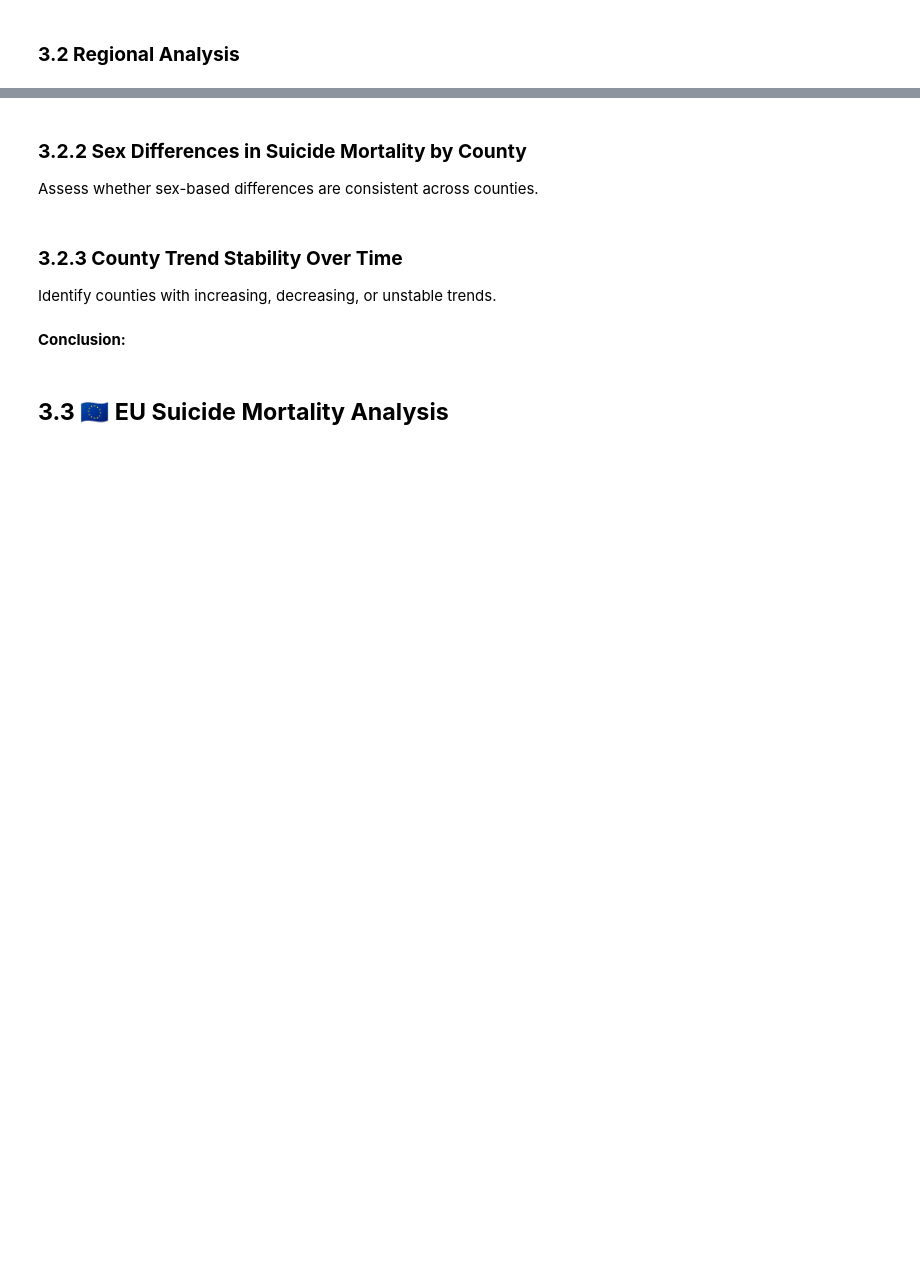
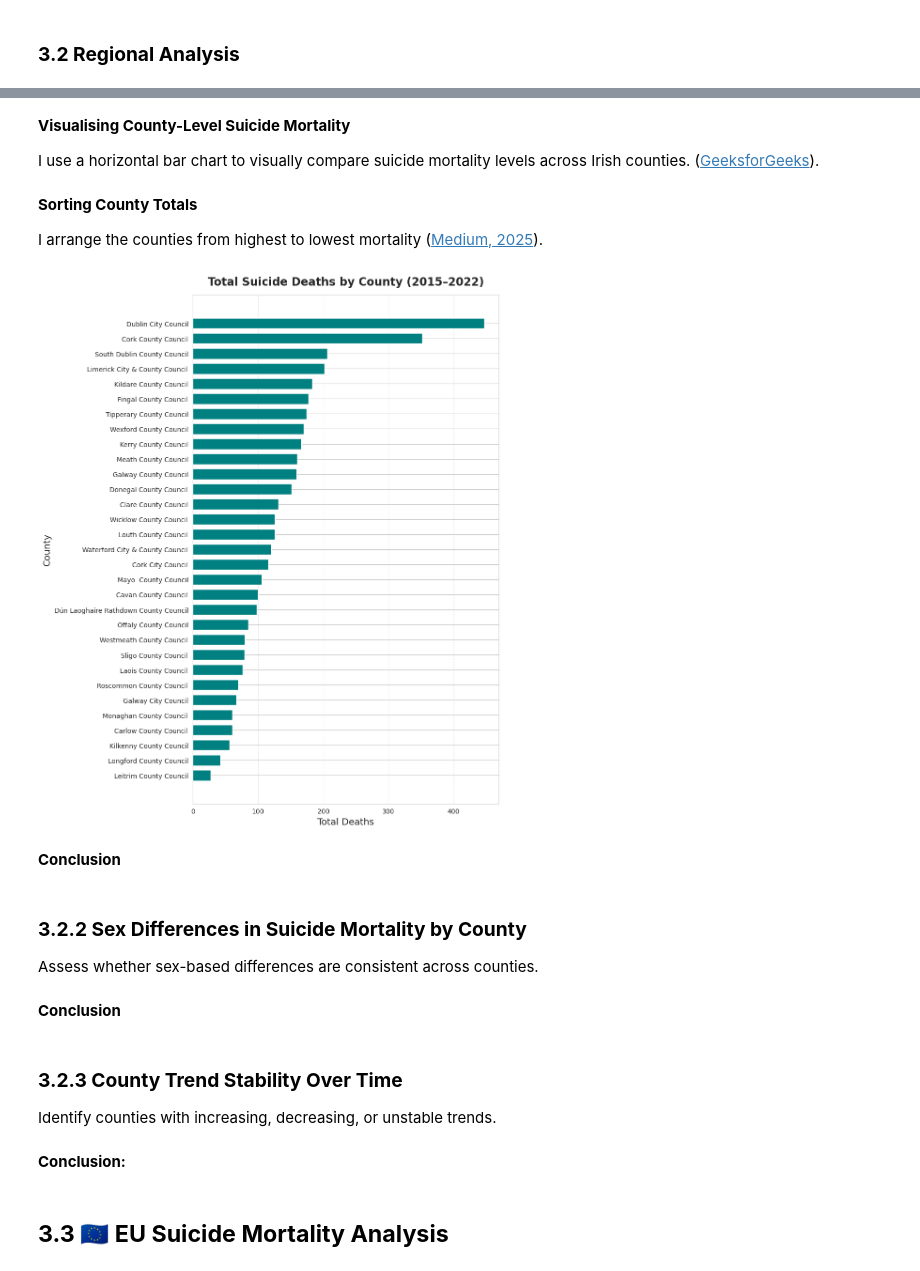
Before and after one commit to NibnabCodes/pfda_project, a Jupyter notebook: analysis.ipynb, the cells around one changed output, grey strips where cells are left out. Cells and saved outputs as stored; diff of their text form; code cells hidden in the pictures; blank space fills up the shorter version.

```diff
--- a/analysis.ipynb
+++ b/analysis.ipynb
@@ -1361,0 +1375,8 @@ Question: How does suicide mortality vary across Irish counties?
+# %%
+both_sexes_county_df = irish_county_deaths_pivot.xs(
+    key="Both sexes",
+    level="Sex",
+    axis=1
+)
+
+both_sexes_county_df.head(3)
@@ -1361,0 +1394,6 @@ Question: How does suicide mortality vary across Irish counties?
+# %%
+county_totals = both_sexes_county_df.sum(axis=0)
+
+county_totals.sort_values(ascending=False)
+
+county_totals.head(3)
@@ -1361,0 +1410,2 @@ Question: How does suicide mortality vary across Irish counties?
+# %%
+county_totals = county_totals.drop("Ireland")
@@ -1362,7 +1432,49 @@ Question: How does suicide mortality vary across Irish counties?
+# %% [markdown]
+**Visualising County-Level Suicide Mortality**
+
+I use a horizontal bar chart to visually compare suicide mortality levels across Irish counties. ([GeeksforGeeks](https://www.geeksforgeeks.org/python/draw-a-horizontal-bar-chart-with-matplotlib/)).
+# %% [markdown]
+**Sorting County Totals**
+
+I arrange the counties from highest to lowest mortality ([Medium, 2025](https://medium.com/@whyamit101/understanding-pandas-sort-values-with-basic-examples-e8e0f974d2c7)).
+# %%
+county_totals_sorted = county_totals.sort_values(ascending=False)
+# %%
+plt.figure(figsize=(10, 12))
+
+plt.barh(
+    county_totals_sorted.index,
+    county_totals_sorted.values,
+    height=0.7,
+    color="Teal"
+)
+
+plt.title(
+    "Total Suicide Deaths by County (2015–2022)",
+    fontsize=17,
+    weight="bold",
+    pad=15
+)
+plt.xlabel("Total Deaths", fontsize=14)
+plt.ylabel("County", fontsize=14)
+
+plt.grid(
+    axis="x",
+    linestyle="--",
+    alpha=0.4
+)
+
+plt.tight_layout()
+# %% [output]
+[figure, added]
+# %% [markdown]
+**Conclusion**
 # %% [markdown]
 ### **3.2.2 Sex Differences in Suicide Mortality by County**
 
 Assess whether sex-based differences are consistent across counties.
+# %% [markdown]
+**Conclusion**
 # %% [markdown]
 ### **3.2.3 County Trend Stability Over Time**
 
```
Also changed, not shown: parts of 16 cells of this notebook.
